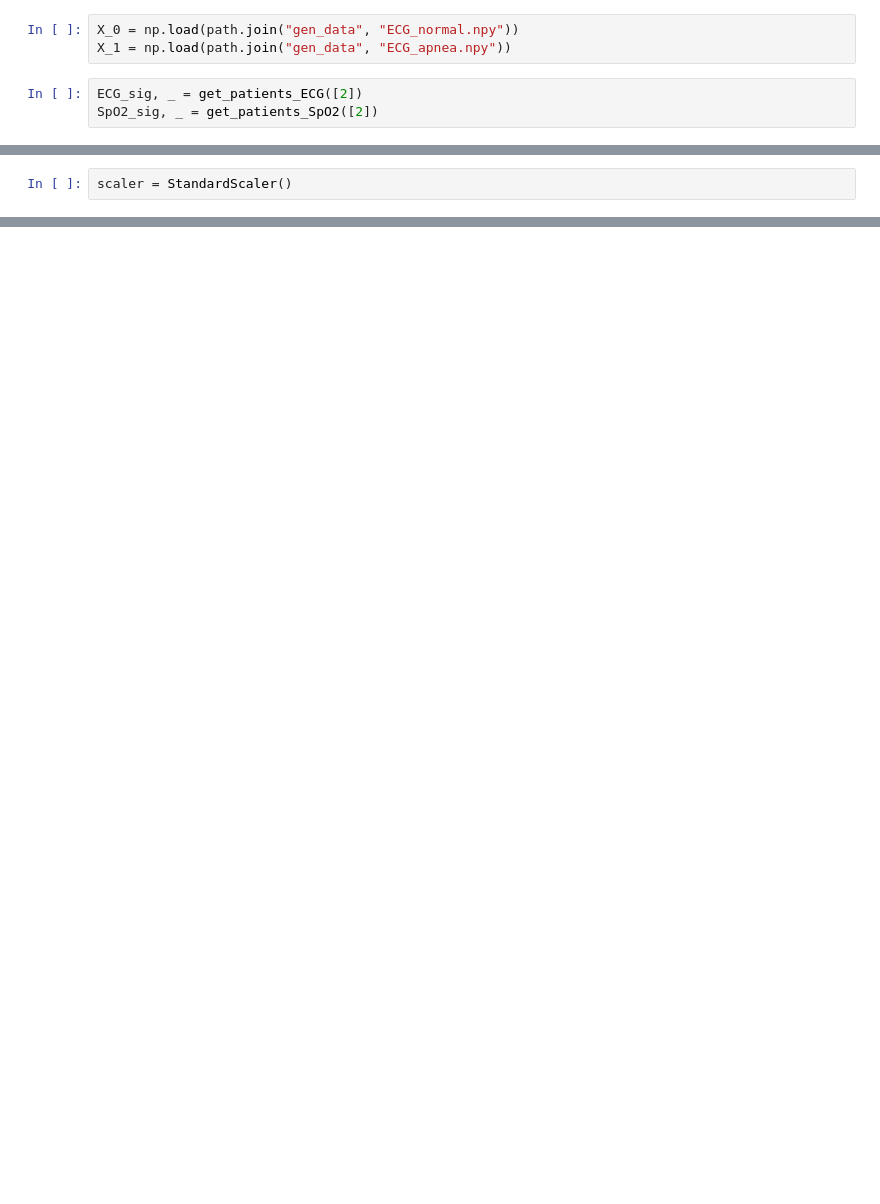
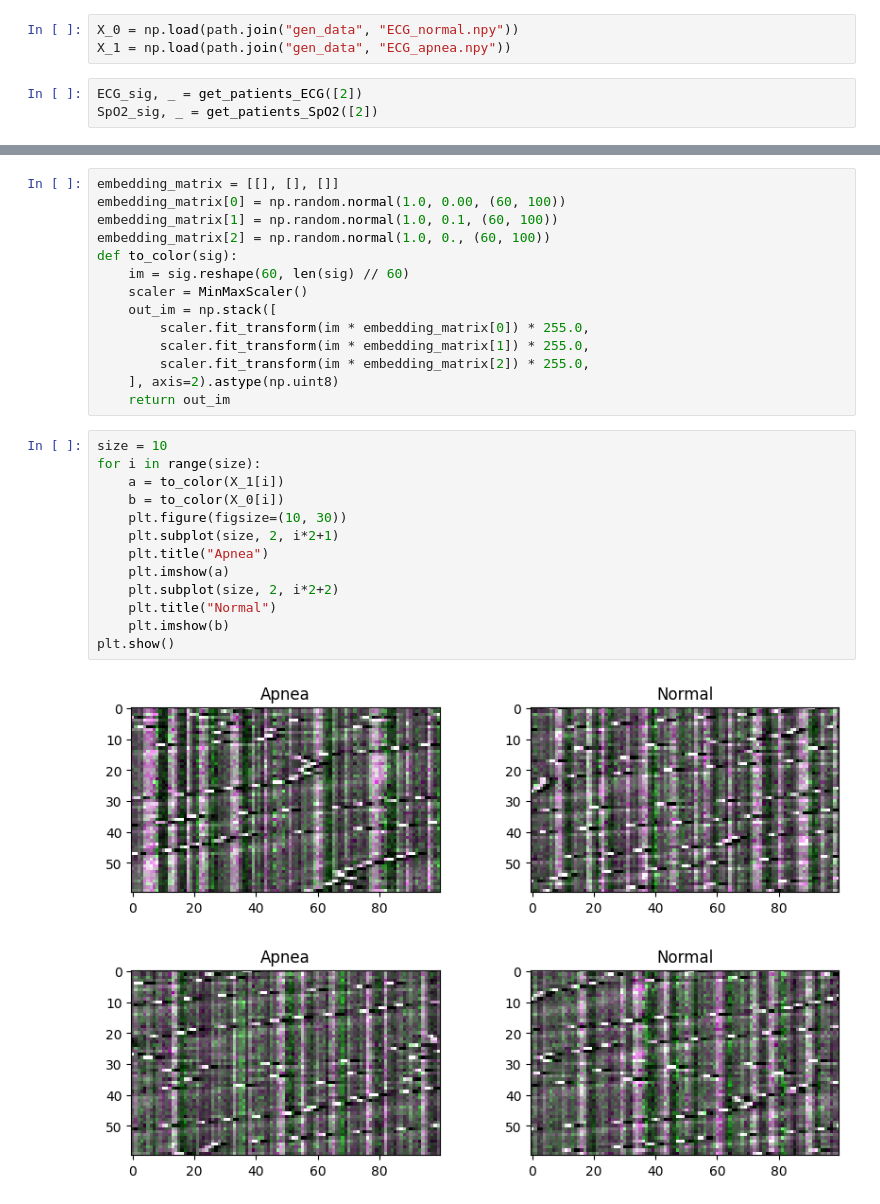
Before and after one commit to lucky-and-minie222702/OSA-detection-using-ECG, a Jupyter notebook: view_signal.ipynb, the cells around one changed output, grey strips where cells are left out. Drawn from its saved outputs; the diff is of its cells as text; blank space fills up the shorter version.

```diff
--- a/view_signal.ipynb
+++ b/view_signal.ipynb
@@ -20,2 +21,0 @@ plt.show()
-# %%
-scaler = StandardScaler()
@@ -39,0 +29,30 @@ plt.show()
+# %%
+embedding_matrix = [[], [], []]
+embedding_matrix[0] = np.random.normal(1.0, 0.00, (60, 100))
+embedding_matrix[1] = np.random.normal(1.0, 0.1, (60, 100))
+embedding_matrix[2] = np.random.normal(1.0, 0., (60, 100))
+def to_color(sig):
+    im = sig.reshape(60, len(sig) // 60)
+    scaler = MinMaxScaler()
+    out_im = np.stack([
+        scaler.fit_transform(im * embedding_matrix[0]) * 255.0,
+        scaler.fit_transform(im * embedding_matrix[1]) * 255.0,
+        scaler.fit_transform(im * embedding_matrix[2]) * 255.0,
+    ], axis=2).astype(np.uint8)
+    return out_im
+# %%
+size = 10
+for i in range(size):
+    a = to_color(X_1[i])
+    b = to_color(X_0[i])
+    plt.figure(figsize=(10, 30))
+    plt.subplot(size, 2, i*2+1)
+    plt.title("Apnea")
+    plt.imshow(a)
+    plt.subplot(size, 2, i*2+2)
+    plt.title("Normal")
+    plt.imshow(b)
+plt.show()
+# %% [output]
+[figure, added]
+[figure, added]
```
Also changed, not shown: parts of 5 cells of this notebook, 6 other files.
